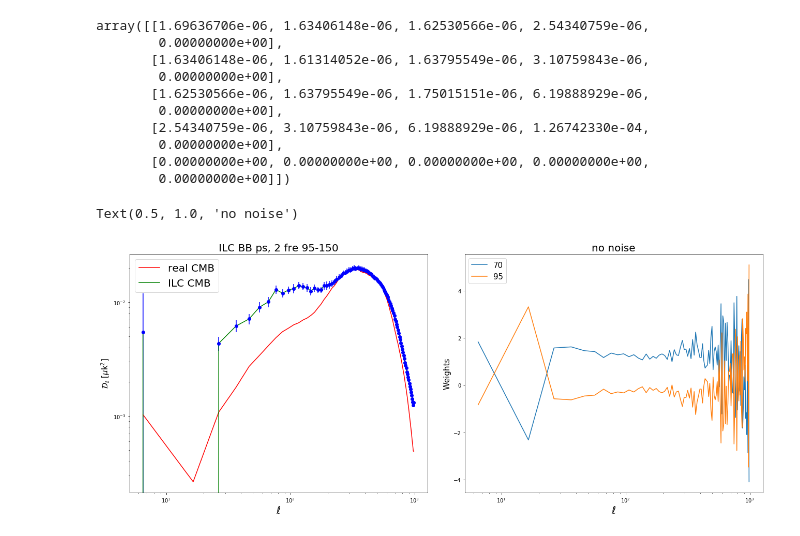
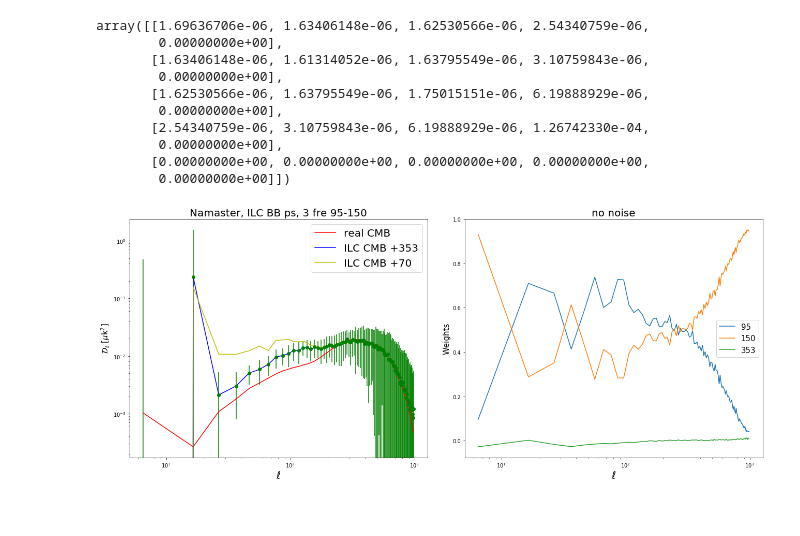
Before and after one commit to yaojian95/Ali_foreground, a Jupyter notebook: codes/Preprocessing_for_foreground_removal.ipynb, the cells around one changed output. Saved outputs shown, nothing was run; the diff lists cells and outputs as text; code cells hidden in the pictures.

```diff
--- a/codes/Preprocessing_for_foreground_removal.ipynb
+++ b/codes/Preprocessing_for_foreground_removal.ipynb
@@ -228,7 +231,7 @@ SamNum = 100 - 50; Q = len(ell_n) #lmax + 1
 # lmax = 1000,意味着有1001个l,Q应该等于1001; 想要得到干净的天图的时候，
 names = ['Q_polarization', 'U_polarization']
 
-Nf = 2
+Nf = 3
 
 Cl_ilc = np.zeros((SamNum, Q)); itera = 1; mode = 1; #Fore_cl= np.zeros((SamNum, Q)); sync_cl = np.zeros((SamNum, Q)); dust_cl = np.zeros((SamNum, Q))
 for n in range(SamNum):
@@ -237,19 +240,21 @@ for n in range(SamNum):
     total_ps_i = np.load('%s/total_ps/total_ps_deconv_masked_EB_%s.npy'%(path, n))
 
     ## Power_spectrum return EE and BB at the same time. So total_ps[0] = EE; total_ps[1] = BB
-#     noise_bin = noise_ps_mean[mode]; #noise_ps_mean[mode]#
-#     noise_ilc = np.zeros(Q);
+    noise_bin_i = noise_ps_mean[mode]; #noise_ps_mean[mode]#
+    noise_ilc = np.zeros(Q);
     total_bin_i = total_ps_i[mode]; #total_ps_i[mode]#
 
     # take some part of the cross power spectrum matrix
-    total_bin = np.ones((Q, Nf,Nf)); sel = np.array((1,2))
+    total_bin = np.ones((Q, Nf,Nf)); noise_bin = np.ones((Q, Nf,Nf)); sel = np.array((1,2,3))
+
     for q in range(Q):
         x = 0;
         for i in (sel):
             y = 0;
             for j in (sel):
 
-                total_bin[q][x,y] = total_bin_i[q][i, j]
+                total_bin[q][x,y] = total_bin_i[q][i, j];
+                noise_bin[q][x,y] = noise_bin_i[q][i, j]
                 y += 1;
 
             x += 1;
@@ -275,39 +280,44 @@ for n in range(SamNum):
 
         ''' whether include noise_bin or not;  WNW = 1/(eN{-1}e.T)'''
 
-#             noise_ilc[i] = W[i,:]*(nuisance[i])*np.transpose(W[i,:])     #noise_bin　nuisance[i]
-        Cl_ilc[n, i] = W[i,:]*(total_bin[i])*np.transpose(W[i,:]) #- noise_ilc[i]  #1.0/(e*np.linalg.pinv((total_bin[i]))*e.T)
+        noise_ilc[i] = W[i,:]*(noise_bin[i])*np.transpose(W[i,:])     #noise_bin　nuisance[i]
+        Cl_ilc[n, i] = W[i,:]*(total_bin[i])*np.transpose(W[i,:]) - noise_ilc[i]  #1.0/(e*np.linalg.pinv((total_bin[i]))*e.T)
 
 
 cl_ilc_mean = np.mean(Cl_ilc, axis = 0)
 cl_ilc_std = np.std(Cl_ilc, axis = 0)
+# %%
+cl_clean_70 = cl_ilc_mean
+cl_70_std = cl_ilc_std
 # %%
-fig1 = plt.figure(1, figsize=(20,8)); psn = ['EE', 'BB']; fre = ['44', '70','95','150','353']
+fig1 = plt.figure(1, figsize=(20,8)); psn = ['EE', 'BB']; fre = ['70','95','150','353']
 # plt.axis('off')
 frame1=fig1.add_axes((.1,.1,.4,.8)) # x0, y0, width, height
 
 plt.loglog(ell_n, eln2*cl_clean_44[mode], 'r-',label = 'real CMB')
-plt.loglog(ell_n,eln2*(cl_ilc_mean), 'g-', label = 'ILC CMB')
+plt.loglog(ell_n,eln2*(cl_ilc_mean), 'b-', label = 'ILC CMB +353')
 
-plt.errorbar(ell_n, eln2*cl_ilc_mean, yerr = eln2*cl_ilc_std,fmt='bo',capthick = 0.1)
+plt.loglog(ell_n,eln2*(cl_clean_70), 'y-', label = 'ILC CMB +70')
+# plt.loglog(ell_n,eln2*(noise_ilc), 'k-', label = 'ILC CMB')
+
+
+plt.errorbar(ell_n, eln2*cl_ilc_mean, yerr = eln2*cl_ilc_std,fmt='go',capthick = 0.1)
 # plt.ylim(1e-4, 1e-1)
 plt.xlabel('$\ell$', fontsize = 20);
 plt.ylabel(r'$\mathcal{D}_{\ell}$ [$\mu$k$^2$]', fontsize = 15)
 plt.legend(fontsize = 20)
 # plt.grid()
-plt.title('ILC %s ps, %s fre 95-150'%(psn[mode], Nf), fontsize = 20)
+plt.title('Namaster, ILC %s ps, %s fre 95-150'%(psn[mode], Nf), fontsize = 20)
 
 frame2=fig1.add_axes((.55,.1,.4,.8))
 for i in range(Nf):
     plt.plot(ell_n, W[:, i], label = '%s'%fre[sel[i]])
 plt.xscale('log')
 plt.legend(fontsize = 15)
 plt.ylabel('Weights', fontsize = 15)
 plt.xlabel('$\ell$', fontsize = 20);
 plt.title('no noise',fontsize = 20)
 
-#
-# plt.savefig('/home/jianyao/Ali_maps/results/0324_namater_no_noise/refined_mask_2_fre%s_with_95GH_beam.jpg'%psn[mode], format = 'jpg')
+plt.savefig('/home/jianyao/Ali_maps/results/0329_Bmode_with_noise/Namaster_3_fre%s_with_95GH_beam.jpg'%psn[mode], format = 'jpg')
 # %% [output]
-Text(0.5, 1.0, 'no noise')
-[figure, old version]
+[figure, new version]
```
Also changed, not shown: parts of 5 cells of this notebook, 1 other file.
